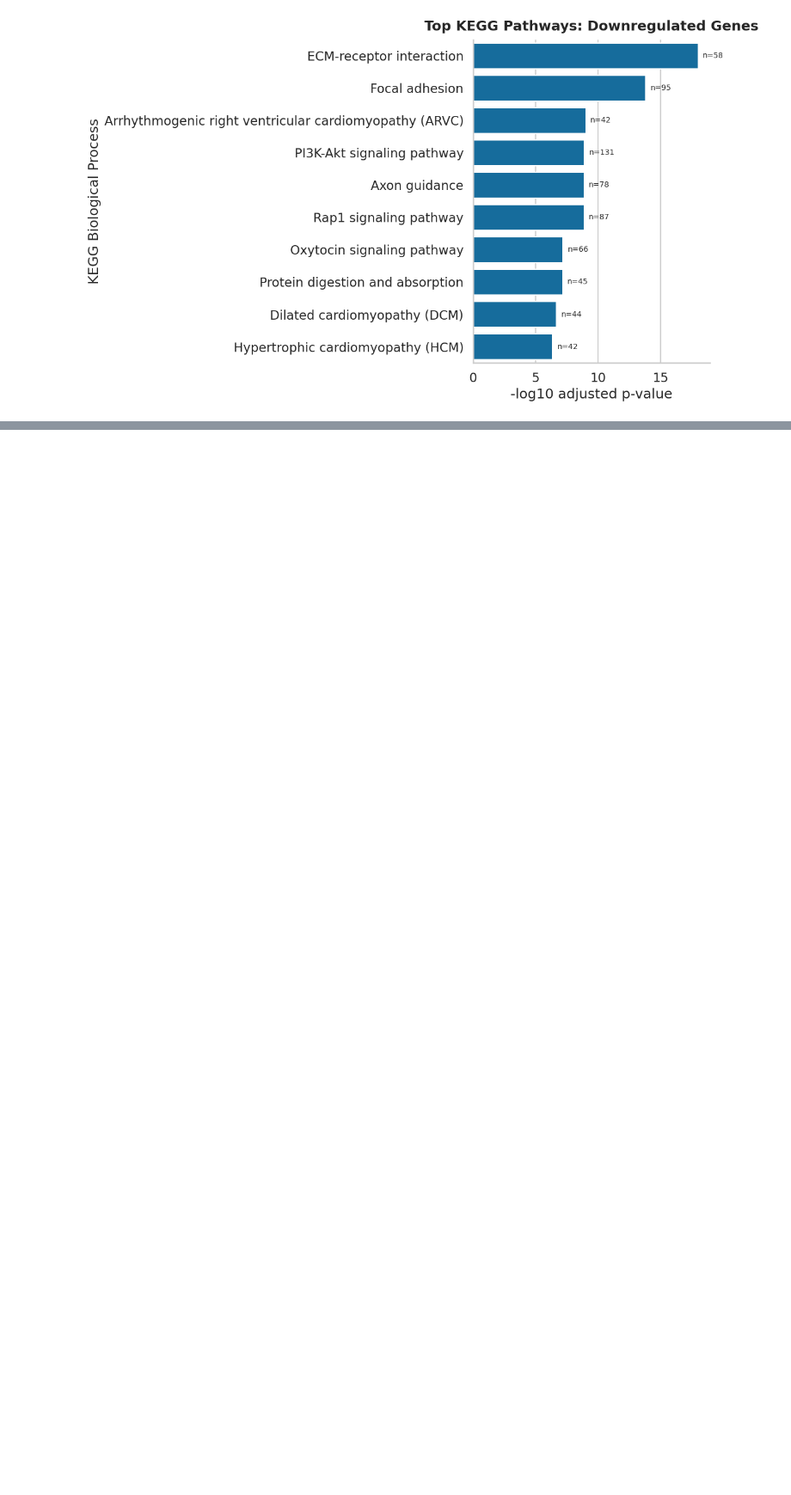
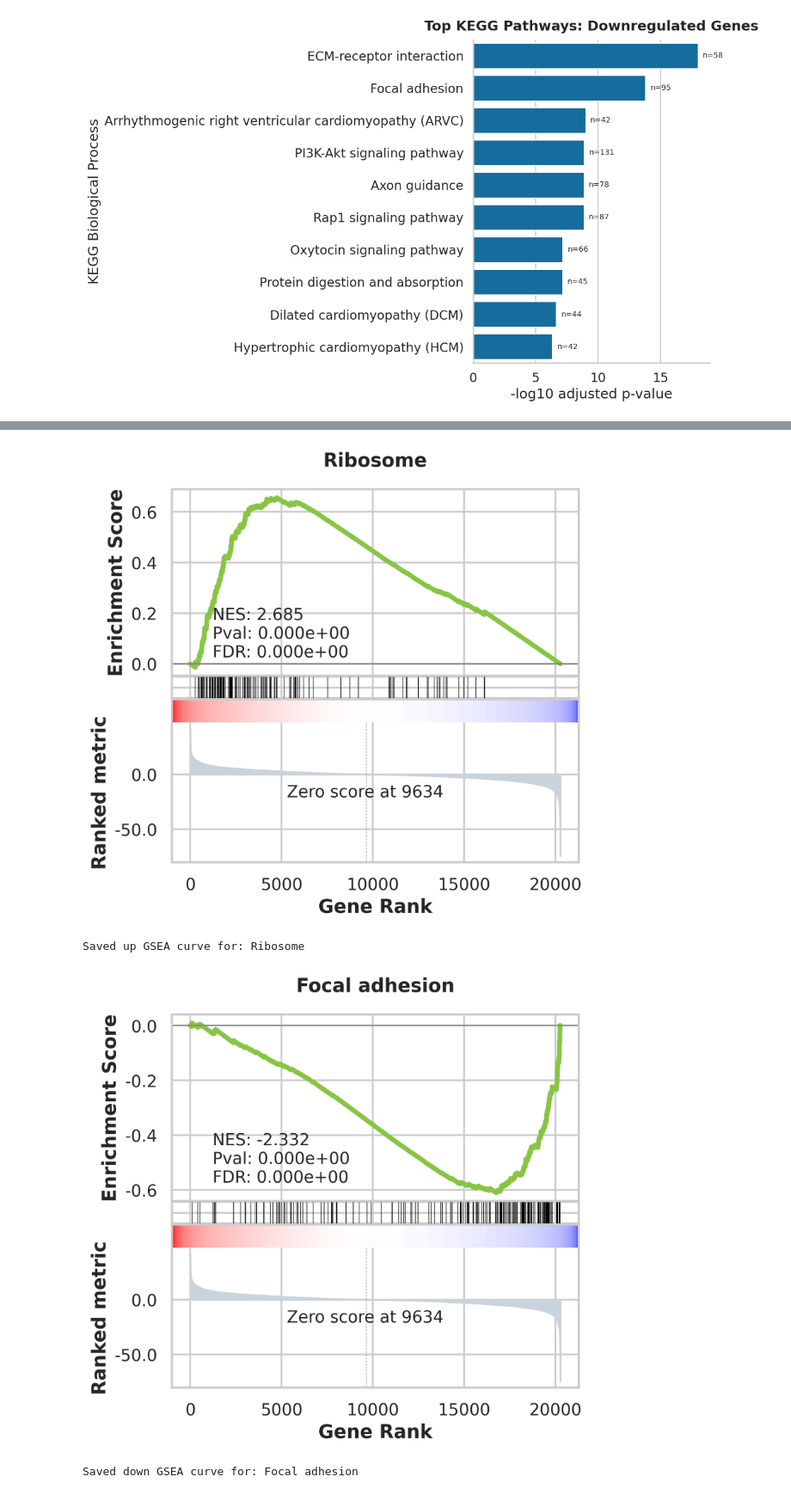
Before and after one commit to RongMonica/RNAseq_pipeline, a Jupyter notebook: scripts/05_functional_enrichment.ipynb, the cells around one changed output, grey strips where cells are left out. Shown at 86% size. Saved outputs shown, nothing was run; the diff lists cells and outputs as text; code cells hidden in the pictures; blank space fills up the shorter version.

Commit message:
Add top_n up and down pathway enrichment curves

```diff
--- a/scripts/05_functional_enrichment.ipynb
+++ b/scripts/05_functional_enrichment.ipynb
@@ -387,0 +386,47 @@ plot_gsea_dotplot(
+# %%
+# take the most significant 1 up and 1 down pathway and plot GSEA curve for each of them
+# use gseaplot function from gseapy, which requires the preranked results and the term name to plot the curve.
+from gseapy import gseaplot
+from IPython.display import Image, display
+
+
+def select_top_gsea_terms(gsea_df, top_n):
+    gsea_up_df, gsea_down_df = prepare_gsea_plot_dfs(gsea_df=gsea_df, top_n=top_n)
+    top_up_terms = gsea_up_df["Term"].tolist() if not gsea_up_df.empty else []
+    top_down_terms = gsea_down_df["Term"].tolist() if not gsea_down_df.empty else []
+    return top_up_terms, top_down_terms
+
+top_up_terms, top_down_terms = select_top_gsea_terms(gsea_df, top_n=1)
+
+selected_terms = [
+    ("up", top_up_terms),
+    ("down", top_down_terms),
+]
+
+for direction, terms in selected_terms:
+    if not terms:
+        print(f"No {direction}-enriched GSEA term available for curve plotting.")
+        continue
+
+    for term in terms:
+        safe_term = (
+            str(term)
+            .replace("/", "_")
+            .replace(" ", "_")
+        )
+        output_path = gsea_output_dir / f"GSE60450_GSEA_{direction}_{safe_term}_curve.png"
+
+        gseaplot(
+            rank_metric=gsea_results.ranking,
+            term=term,
+            ofname=str(output_path),
+            **gsea_results.results[term],
+        )
+
+        display(Image(filename=str(output_path)))
+        print(f"Saved {direction} GSEA curve for: {term}")
+# %% [output]
+[figure, added]
+Saved up GSEA curve for: Ribosome
+[figure, added]
+Saved down GSEA curve for: Focal adhesion
```
Also changed, not shown: parts of 1 cell of this notebook, 2 other files.
